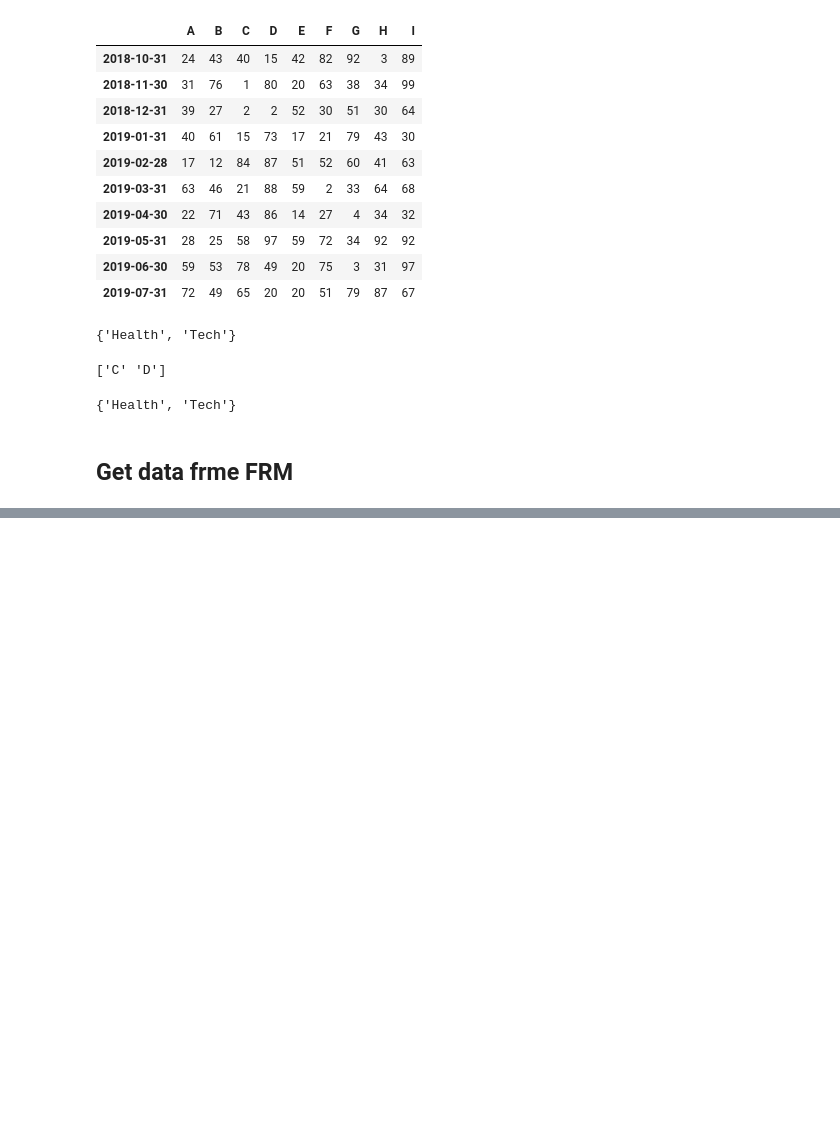
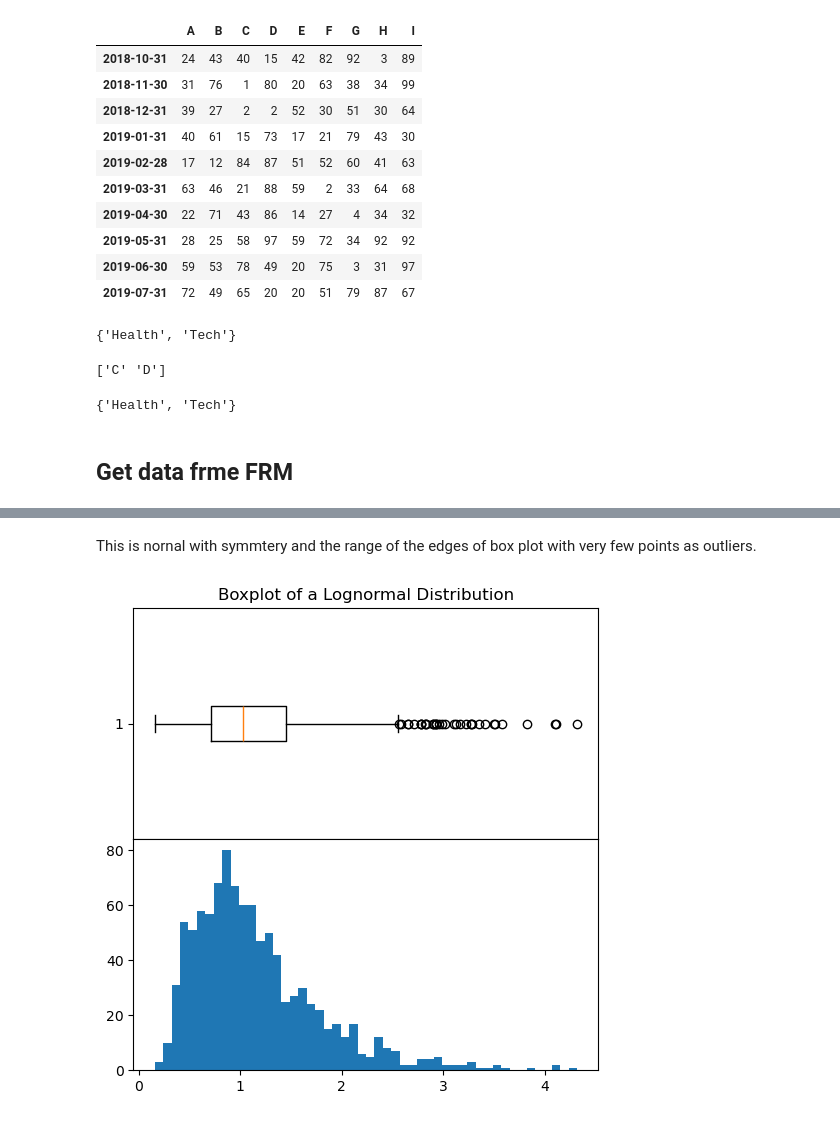
Before and after one commit to ansingh16/AI_for_trading, a Jupyter notebook: Practice/Basic concepts.ipynb, the cells around one changed output, grey strips where cells are left out. Cells and saved outputs as stored; diff of their text form; code cells hidden in the pictures; blank space fills up the shorter version.

```diff
--- a/Practice/Basic concepts.ipynb
+++ b/Practice/Basic concepts.ipynb
@@ -431,0 +464,12 @@ def get_jsonparsed_data(ticker,start_date,end_date):
+# %% [markdown]
+This is nornal with symmtery and the range of the edges of box plot with very few points as outliers.
+# %%
+# Sample B: Non-normal distribution
+sample_b = stats.lognorm.rvs(s=0.5, loc=0.0, scale=1.0, size=(1000,))
+fig, axes = plt.subplots(2, 1, figsize=(6, 6), sharex=True)
+axes[0].boxplot(sample_b, vert=False)
+axes[1].hist(sample_b, bins=50)
+axes[0].set_title("Boxplot of a Lognormal Distribution")
+fig.subplots_adjust(hspace=0.0)
+# %% [output]
+[figure, added]
```
Also changed, not shown: parts of 25 cells of this notebook.
